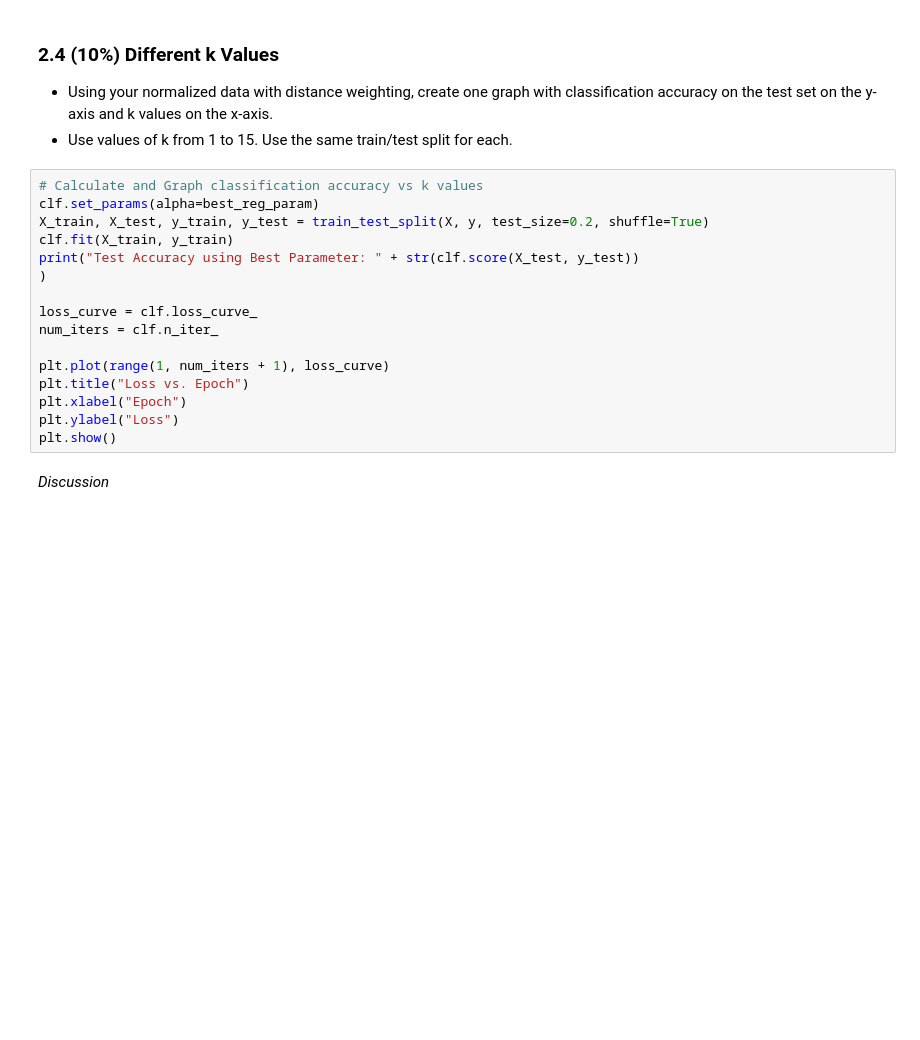
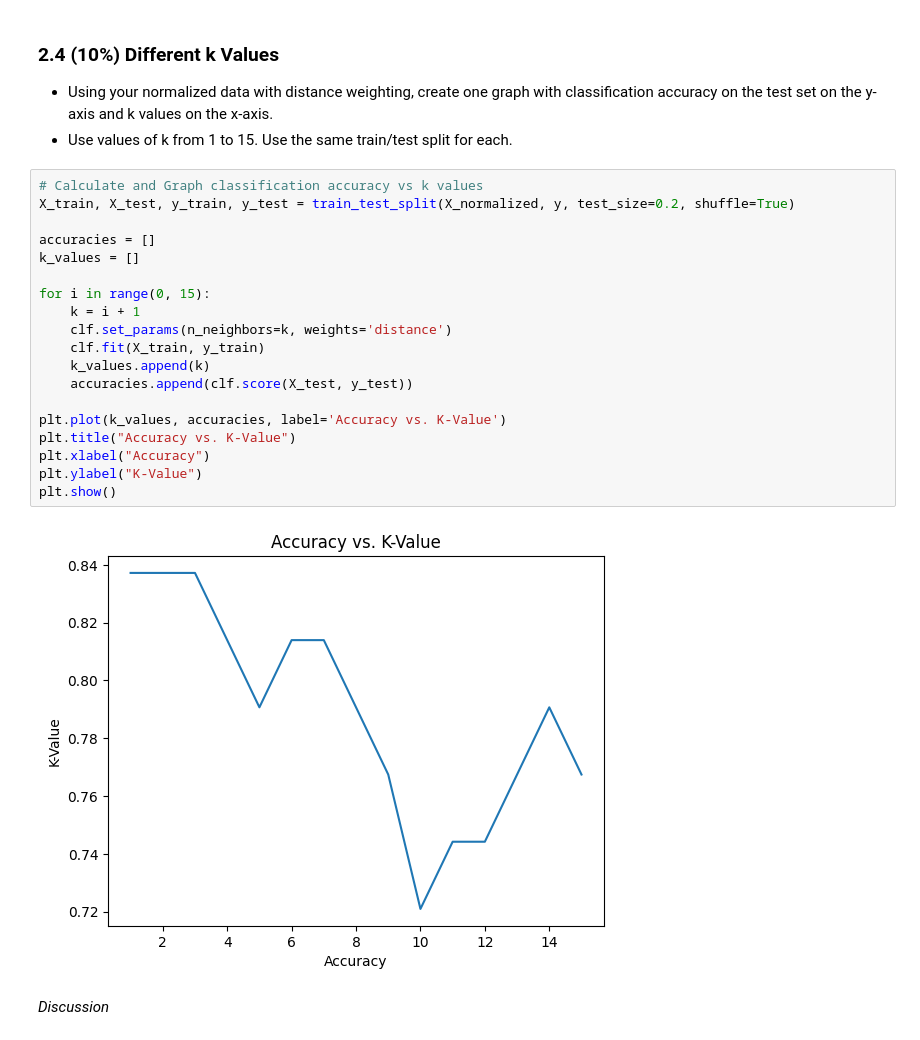
Before and after one commit to bwallace7430/knn, a Jupyter notebook: KNN Lab.ipynb, the cells around one changed output. Saved outputs shown, nothing was run; the diff lists cells and outputs as text; blank space fills up the shorter version.

```diff
--- a/KNN Lab.ipynb
+++ b/KNN Lab.ipynb
@@ -280,20 +283,25 @@ Comparison and Discussion
 - Use values of k from 1 to 15.  Use the same train/test split for each.
 # %%
 # Calculate and Graph classification accuracy vs k values
-clf.set_params(alpha=best_reg_param)
-X_train, X_test, y_train, y_test = train_test_split(X, y, test_size=0.2, shuffle=True)
-clf.fit(X_train, y_train)
-print("Test Accuracy using Best Parameter: " + str(clf.score(X_test, y_test))
-)
+X_train, X_test, y_train, y_test = train_test_split(X_normalized, y, test_size=0.2, shuffle=True)
 
-loss_curve = clf.loss_curve_
-num_iters = clf.n_iter_
+accuracies = []
+k_values = []
 
-plt.plot(range(1, num_iters + 1), loss_curve)
-plt.title("Loss vs. Epoch")
-plt.xlabel("Epoch")
-plt.ylabel("Loss")
+for i in range(0, 15):
+    k = i + 1
+    clf.set_params(n_neighbors=k, weights='distance')
+    clf.fit(X_train, y_train)
+    k_values.append(k)
+    accuracies.append(clf.score(X_test, y_test))
+
+plt.plot(k_values, accuracies, label='Accuracy vs. K-Value')
+plt.title("Accuracy vs. K-Value")
+plt.xlabel("Accuracy")
+plt.ylabel("K-Value")
 plt.show()
+# %% [output]
+[figure, added]
 # %% [markdown]
 *Discussion*
 # %% [markdown]
```
Also changed, not shown: parts of 5 cells of this notebook, 1 other file.
